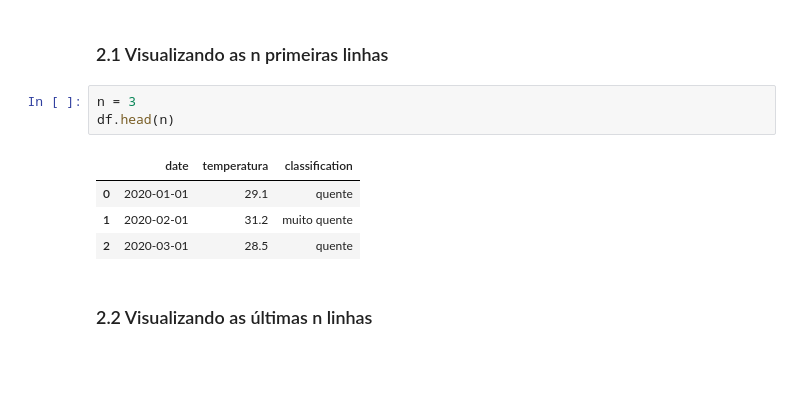
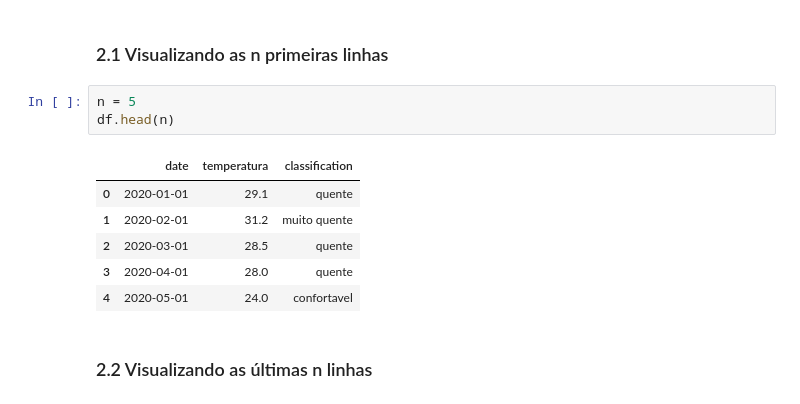
Before and after one commit to icaloooou/bootcampIGTI, a Jupyter notebook: [IGTI]_Bootcamp_Eng_de_Dados.ipynb, the cells around one changed output. Drawn from its saved outputs; the diff is of its cells as text; blank space fills up the shorter version.

```diff
--- a/[IGTI]_Bootcamp_Eng_de_Dados.ipynb
+++ b/[IGTI]_Bootcamp_Eng_de_Dados.ipynb
@@ -534,13 +535,15 @@ df3
 # %% [markdown]
 ### 2.1 Visualizando as n primeiras linhas
 # %%
-n = 3
+n = 5
 df.head(n)
 # %% [output]
 |  | date | temperatura | classification |
 | 0 | 2020-01-01 | 29.1 | quente |
 | 1 | 2020-02-01 | 31.2 | muito quente |
 | 2 | 2020-03-01 | 28.5 | quente |
+| 3 | 2020-04-01 | 28.0 | quente |
+| 4 | 2020-05-01 | 24.0 | confortavel |
 # %% [markdown]
 ### 2.2 Visualizando as últimas n linhas
 # %%
```
Also changed, not shown: parts of 81 cells of this notebook.
